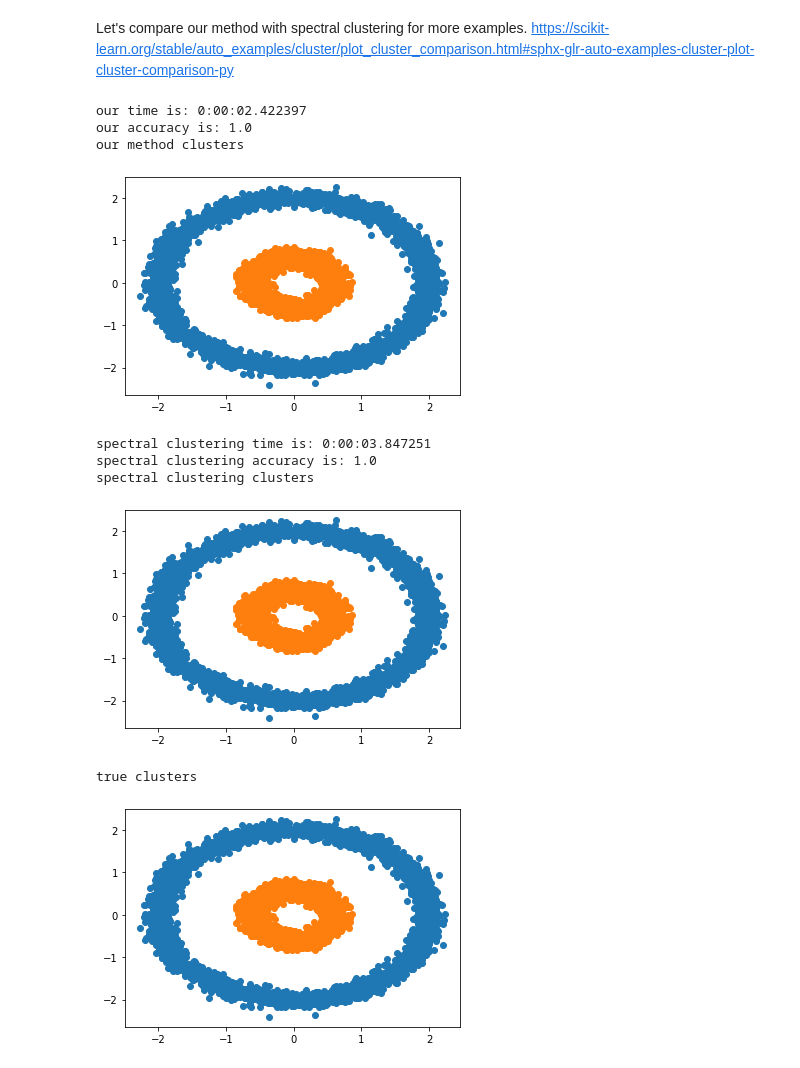
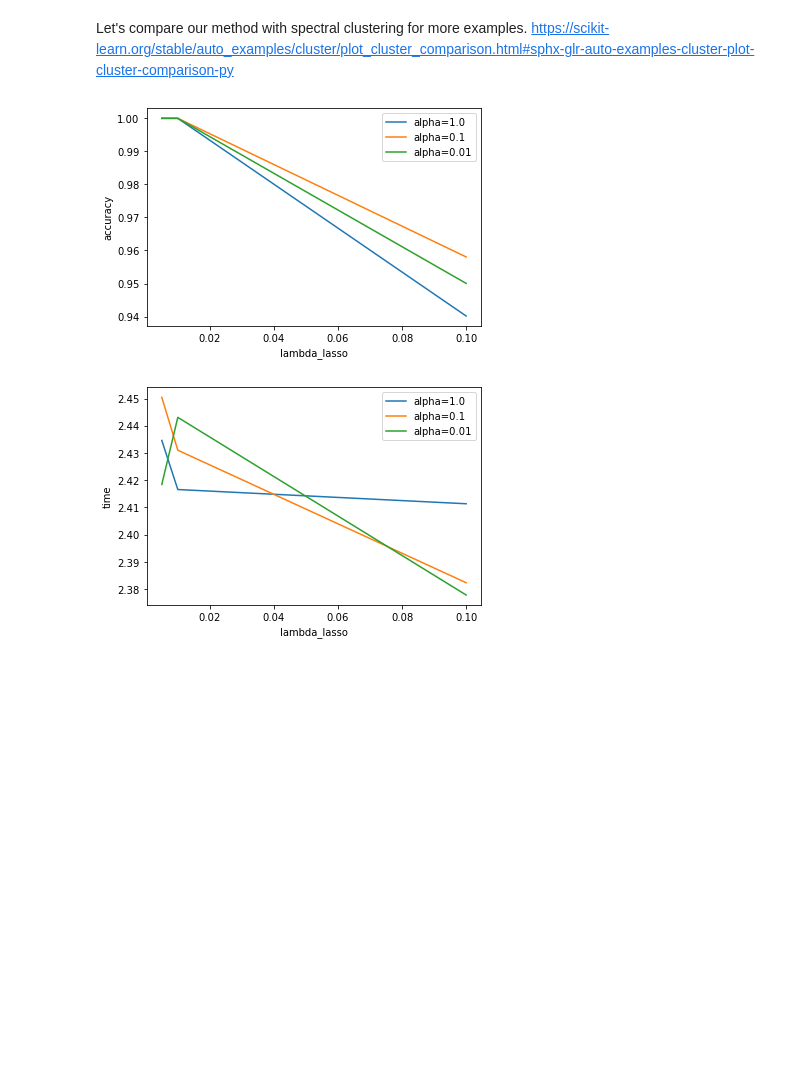
Before and after one commit to sahelyiyi/LocClustNLasso, a Jupyter notebook: loc_clust_kmeans.ipynb, the cells around one changed output. Drawn from its saved outputs; the diff is of its cells as text; code cells hidden in the pictures; blank space fills up the shorter version.

```diff
--- a/loc_clust_kmeans.ipynb
+++ b/loc_clust_kmeans.ipynb
@@ -565,18 +588,51 @@ def run_more_plots_all_together(points, true_labels, K, alpha, lambda_nLasso, th
 # %%
-noisy_circles = datasets.make_circles(n_samples=n_samples, factor=0.3, noise=.05)
+def run_noisy_circles(alpha, lambda_lasso, plot=False, is_print=True):
+    noisy_circles = datasets.make_circles(n_samples=n_samples, factor=0.3, noise=.05)
 
-points = noisy_circles[0] * 2
-true_labels = noisy_circles[1]
+    points = noisy_circles[0] * 2
+    true_labels = noisy_circles[1]
 
-run_more_plots(points, true_labels, 20, 0.1, 0.01, 0.2, 2)
+    return run_more_plots(points, true_labels, 20, alpha, lambda_lasso, 0.2, 2, plot=plot, is_print=is_print)
-# %% [output]
-our time is: 0:00:02.422397
-our accuracy is: 1.0
-our method clusters
-[figure, removed]
-spectral clustering time is: 0:00:03.847251
-spectral clustering accuracy is: 1.0
-spectral clustering clusters
-[figure, removed]
-true clusters
-[figure, removed]
+# %%
+import matplotlib.pyplot as plt
+from collections import defaultdict
+
+
+lambda_lassos = [0.1, 0.01, 0.005]
+
+our_times = defaultdict(list)
+for alpha in [1.0, 0.1, 0.01]:
+    our_scores = []
+
+    for lambda_lasso in lambda_lassos:
+        lambda_accs = []
+        lambda_times = []
+        for i in range(4):
+            our_accuracy, our_time, _, _ = run_noisy_circles(alpha, lambda_lasso, is_print=False)
+            lambda_accs.append(our_accuracy)
+            lambda_times.append(our_time.total_seconds())
+        our_scores.append(np.mean(lambda_accs))
+        our_times[alpha].append(np.mean(lambda_times))
+
+    plt.plot(lambda_lassos, our_scores, label='alpha=' + str(alpha))
+
+plt.xlabel('lambda_lasso')
+plt.ylabel('accuracy')
+plt.legend(loc='best')
+plt.savefig('alpha_vs_lambda_accuracy.png')
+plt.show()
+plt.close()
+
+for alpha in our_times:
+    plt.plot(lambda_lassos, our_times[alpha], label='alpha=' + str(alpha))
+
+plt.xlabel('lambda_lasso')
+plt.ylabel('time')
+# plt.legend(loc="lower left")
+plt.legend(loc='best')
+plt.savefig('alpha_vs_lambda_time.png')
+plt.show()
+plt.close()
+# %% [output]
+[figure, added]
+[figure, added]
```
Also changed, not shown: parts of 14 cells of this notebook.
